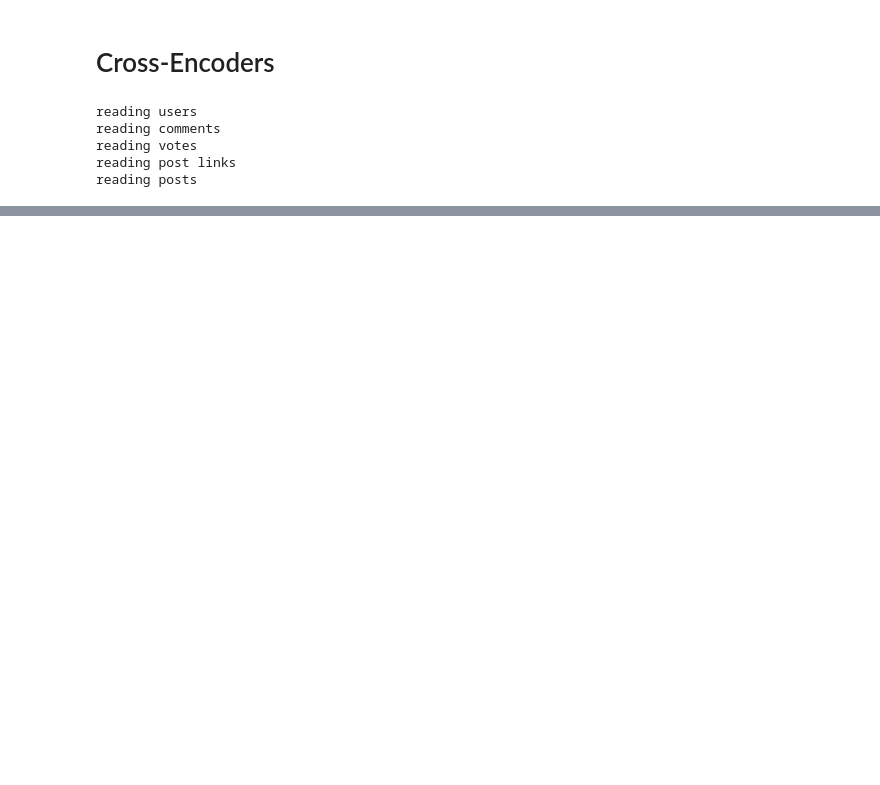
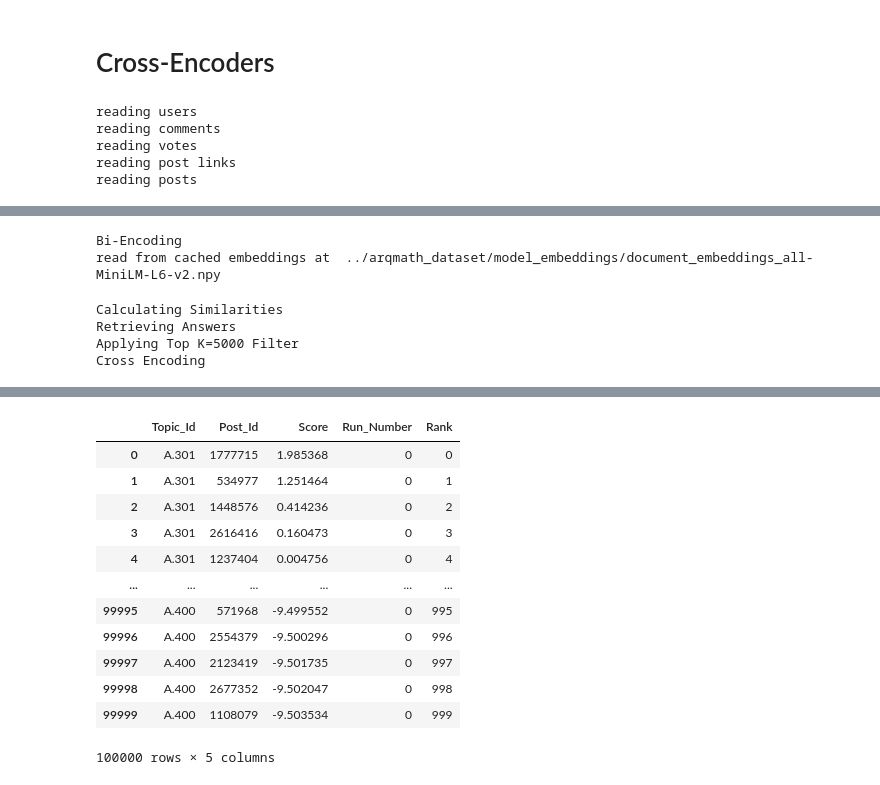
Before and after one commit to Niklas-23/information-retrieval, a Jupyter notebook: notebooks/Cross-Encoders.ipynb, the cells around one changed output, grey strips where cells are left out. Cells and saved outputs as stored; diff of their text form; code cells hidden in the pictures; blank space fills up the shorter version.

```diff
--- a/notebooks/Cross-Encoders.ipynb
+++ b/notebooks/Cross-Encoders.ipynb
@@ -69,0 +117,10 @@ read from cached embeddings at  ../arqmath_dataset/model_embeddings/document_emb
+# %%
+from src.runner import Runner
+from datetime import datetime
+
+print(datetime.now())
+runner = Runner(SBertPipelineWithCrossEncoderWithoutTags, n=1, data_reader=data_reader, topic_reader=topic_reader)
+ranking = runner.run("../results/model_results/SBert-Cross-Encoder-Without-Tags.tsv")
+print(datetime.now())
+ranking
+# %% [output]
@@ -69,0 +129,6 @@ read from cached embeddings at  ../arqmath_dataset/model_embeddings/document_emb
+Bi-Encoding
+read from cached embeddings at  ../arqmath_dataset/model_embeddings/document_embeddings_all-MiniLM-L6-v2.npy
+Calculating Similarities
+Retrieving Answers
+Applying Top K=5000 Filter
+Cross Encoding
@@ -69,0 +137,13 @@ read from cached embeddings at  ../arqmath_dataset/model_embeddings/document_emb
+|  | Topic_Id | Post_Id | Score | Run_Number | Rank |
+| 0 | A.301 | 1777715 | 1.985368 | 0 | 0 |
+| 1 | A.301 | 534977 | 1.251464 | 0 | 1 |
+| 2 | A.301 | 1448576 | 0.414236 | 0 | 2 |
+| 3 | A.301 | 2616416 | 0.160473 | 0 | 3 |
+| 4 | A.301 | 1237404 | 0.004756 | 0 | 4 |
+| ... | ... | ... | ... | ... | ... |
+| 99995 | A.400 | 571968 | -9.499552 | 0 | 995 |
+| 99996 | A.400 | 2554379 | -9.500296 | 0 | 996 |
+| 99997 | A.400 | 2123419 | -9.501735 | 0 | 997 |
+| 99998 | A.400 | 2677352 | -9.502047 | 0 | 998 |
+| 99999 | A.400 | 1108079 | -9.503534 | 0 | 999 |
+100000 rows × 5 columns
```
Also changed, not shown: parts of 4 cells of this notebook, 3 other files.
